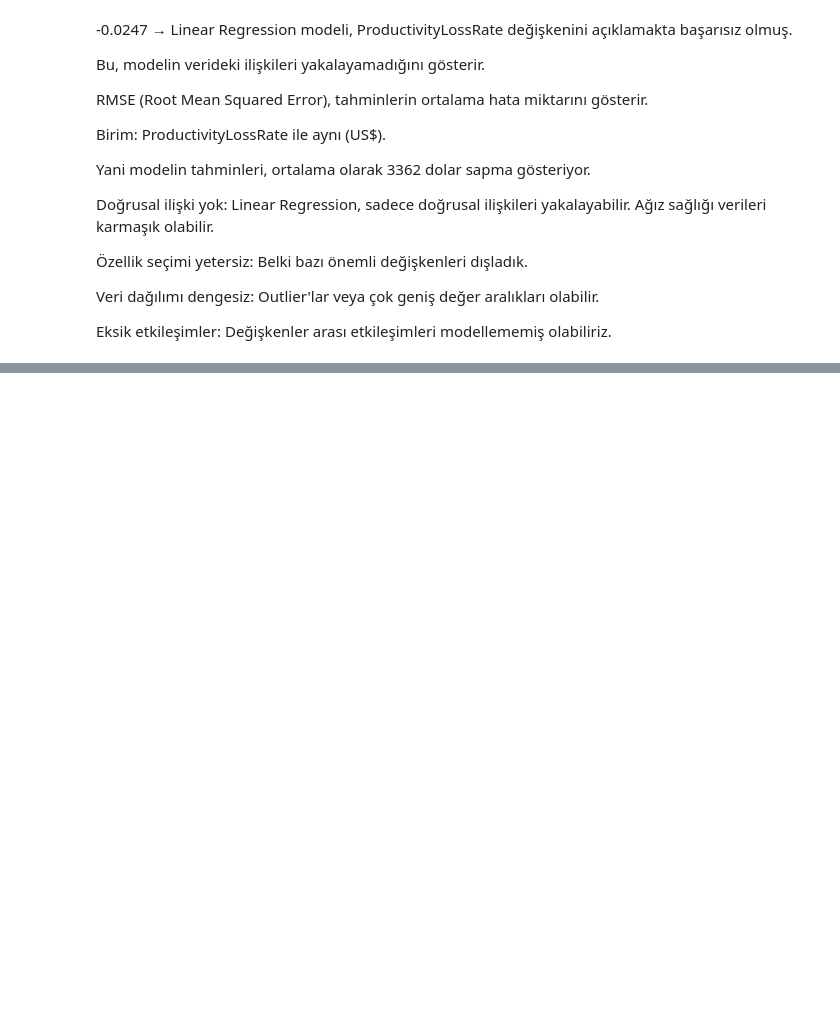
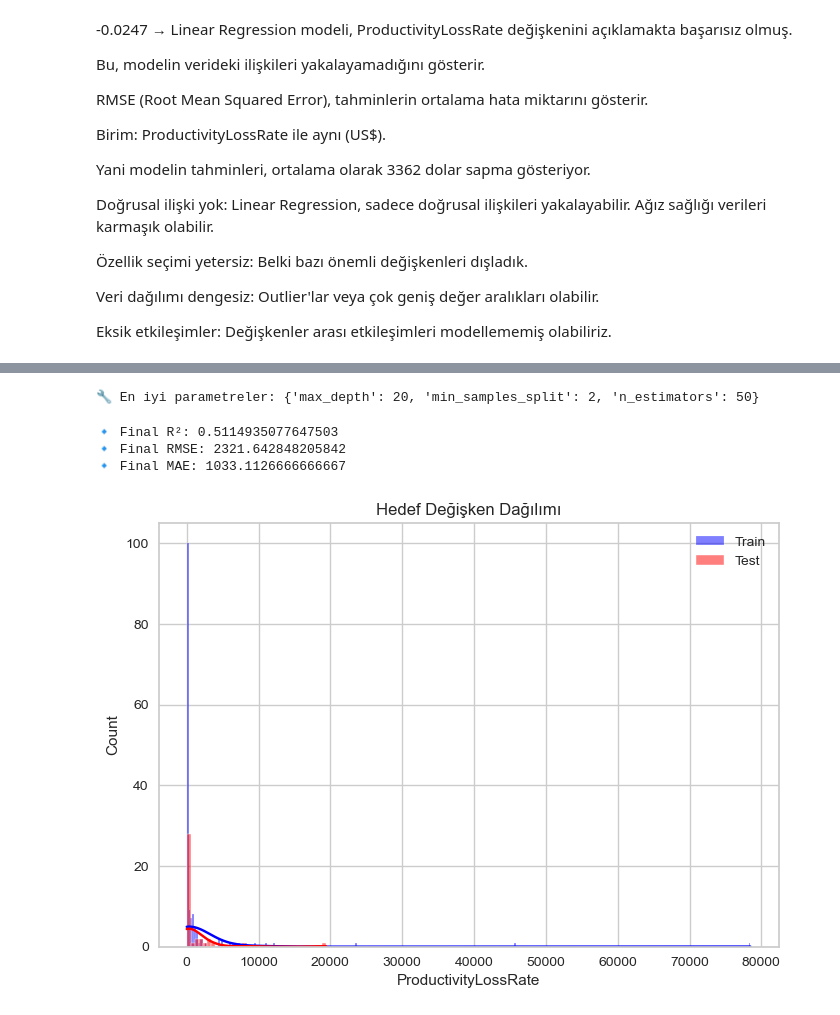
Before and after one commit to GumrahDuyguCulhacik/GlobalDentalStats, a Jupyter notebook: notebooks/mergedlast.ipynb, the cells around one changed output, grey strips where cells are left out. Drawn from its saved outputs; the diff is of its cells as text; code cells hidden in the pictures; blank space fills up the shorter version.

```diff
--- a/notebooks/mergedlast.ipynb
+++ b/notebooks/mergedlast.ipynb
@@ -1310,0 +1347,51 @@ Random Forest RMSE: 2287.109806015471
+# %%
+# Parametreler
+param_grid = {
+    'n_estimators': [50, 100, 200],
+    'max_depth': [None, 10, 20],
+    'min_samples_split': [2, 5, 10]
+}
+
+# Model
+rf = RandomForestRegressor(random_state=42)
+
+# Grid Search
+grid_search = GridSearchCV(estimator=rf, param_grid=param_grid,
+                           cv=5, scoring='r2', n_jobs=-1)
+
+grid_search.fit(X_train, y_train)
+
+# En iyi parametreler
+print("🔧 En iyi parametreler:", grid_search.best_params_)
+# %% [output]
+🔧 En iyi parametreler: {'max_depth': 20, 'min_samples_split': 2, 'n_estimators': 50}
+# %%
+# En iyi parametrelerle model
+final_model = RandomForestRegressor(
+    n_estimators=50,
+    max_depth=20,
+    min_samples_split=2,
+    random_state=42
+)
+
+# Tüm eğitim verisiyle eğit
+final_model.fit(X_train, y_train)
+
+# Tahmin yap
+y_pred_final = final_model.predict(X_test)
+# %%
+print("🔹 Final R²:", r2_score(y_test, y_pred_final))
+print("🔹 Final RMSE:", mean_squared_error(y_test, y_pred_final, squared=False))
+print("🔹 Final MAE:", mean_absolute_error(y_test, y_pred_final))
+# %% [output]
+🔹 Final R²: 0.5114935077647503
+🔹 Final RMSE: 2321.642848205842
+🔹 Final MAE: 1033.1126666666667
+# %%
+sns.histplot(y_train, color="blue", label="Train", kde=True)
+sns.histplot(y_test, color="red", label="Test", kde=True)
+plt.legend()
+plt.title("Hedef Değişken Dağılımı")
+plt.show()
+# %% [output]
+[figure, added]
```
Also changed, not shown: parts of 13 cells of this notebook.
